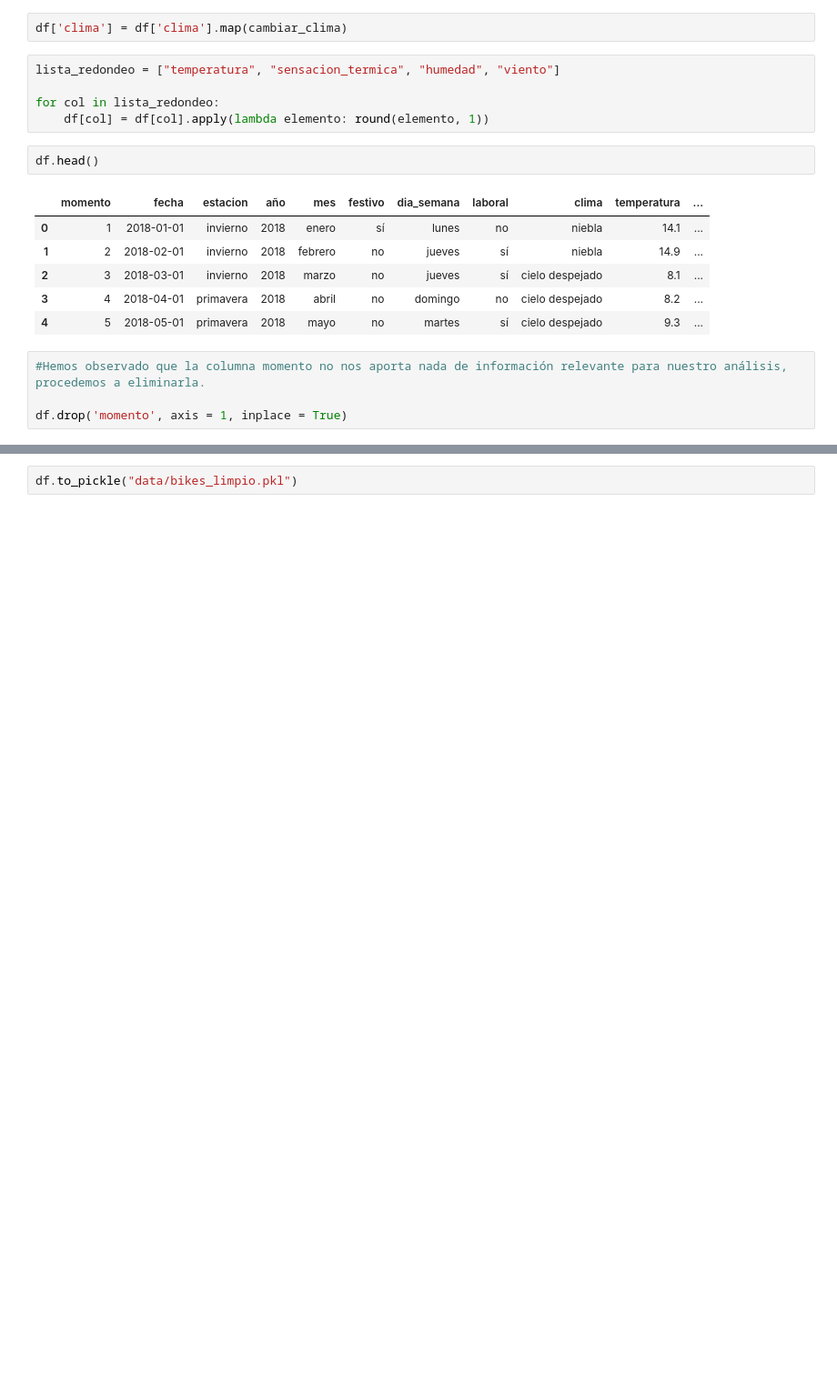
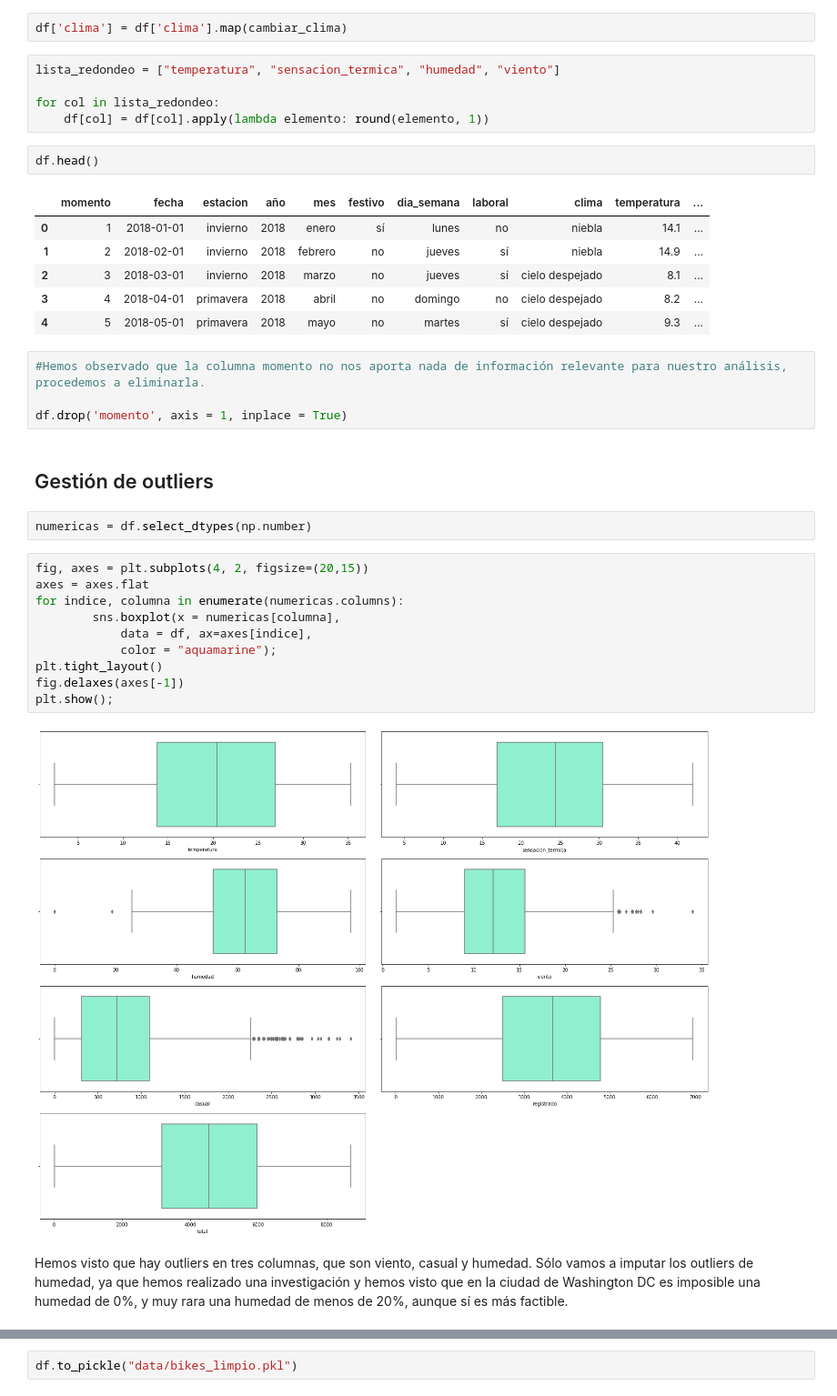
Before and after one commit to CrisSangrador/proyecto-alquiler-bicicletas, a Jupyter notebook: eda_bicis.ipynb, the cells around one changed output, grey strips where cells are left out. Shown: that part at 91% size. Cells and saved outputs as stored; diff of their text form; blank space fills up the shorter version.

Commit message:
gestión de outliers

```diff
--- a/eda_bicis.ipynb
+++ b/eda_bicis.ipynb
@@ -328,3 +331,21 @@ df.head()
 #Hemos observado que la columna momento no nos aporta nada de información relevante para nuestro análisis, procedemos a eliminarla.
 
 df.drop('momento', axis = 1, inplace = True)
+# %% [markdown]
+## Gestión de outliers
+# %%
+numericas = df.select_dtypes(np.number)
+# %%
+fig, axes = plt.subplots(4, 2, figsize=(20,15))
+axes = axes.flat
+for indice, columna in enumerate(numericas.columns):
+        sns.boxplot(x = numericas[columna],
+            data = df, ax=axes[indice],
+            color = "aquamarine");
+plt.tight_layout()
+fig.delaxes(axes[-1])
+plt.show();
+# %% [output]
+[figure, added]
+# %% [markdown]
+Hemos visto que hay outliers en tres columnas, que son viento, casual y humedad. Sólo vamos a imputar los outliers de humedad, ya que hemos realizado una investigación y hemos visto que en la ciudad de Washington DC es imposible una humedad de 0%, y muy rara una humedad de menos de 20%, aunque sí es más factible.
```
Also changed, not shown: parts of 10 cells of this notebook, 1 other file.
